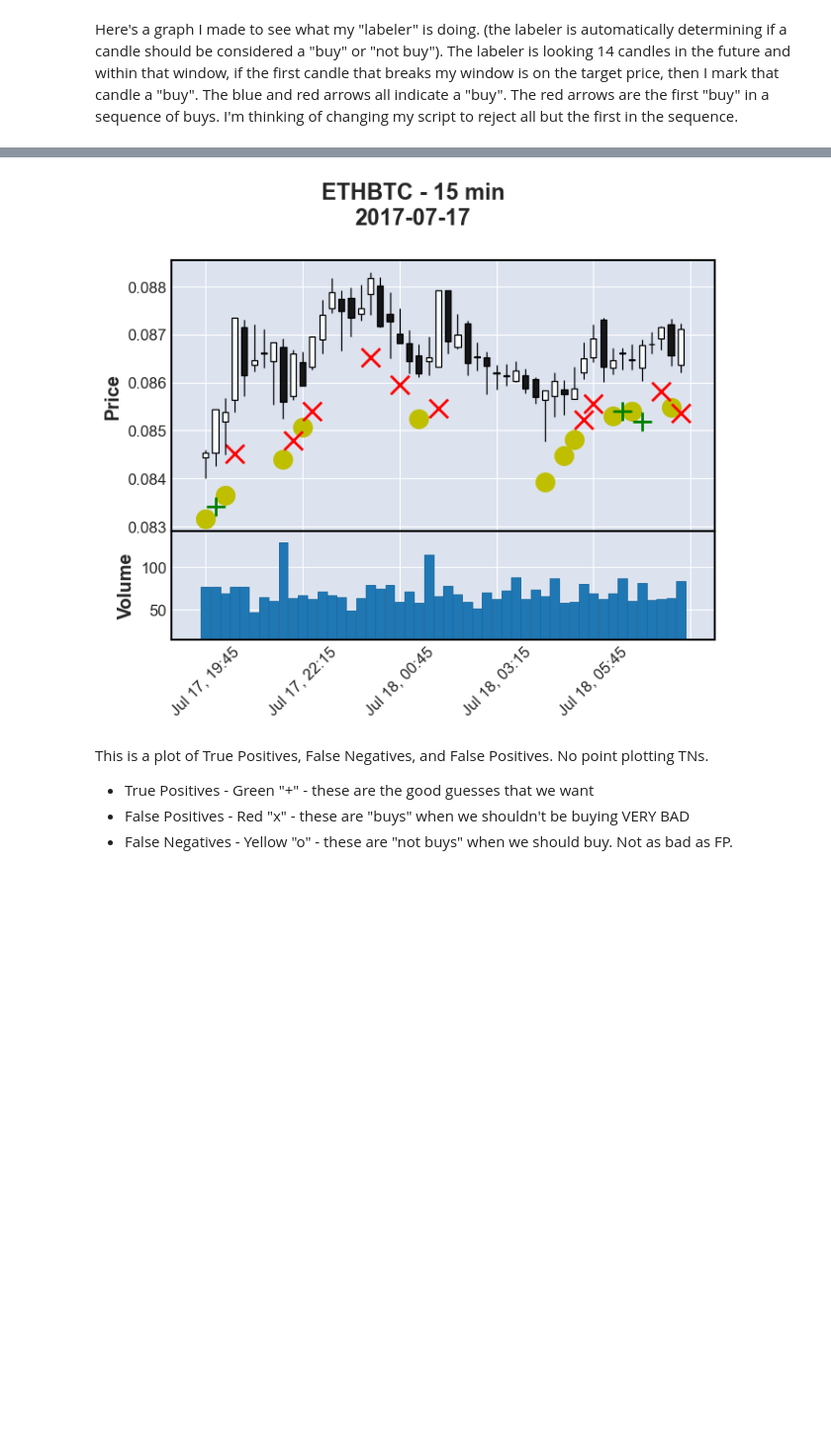
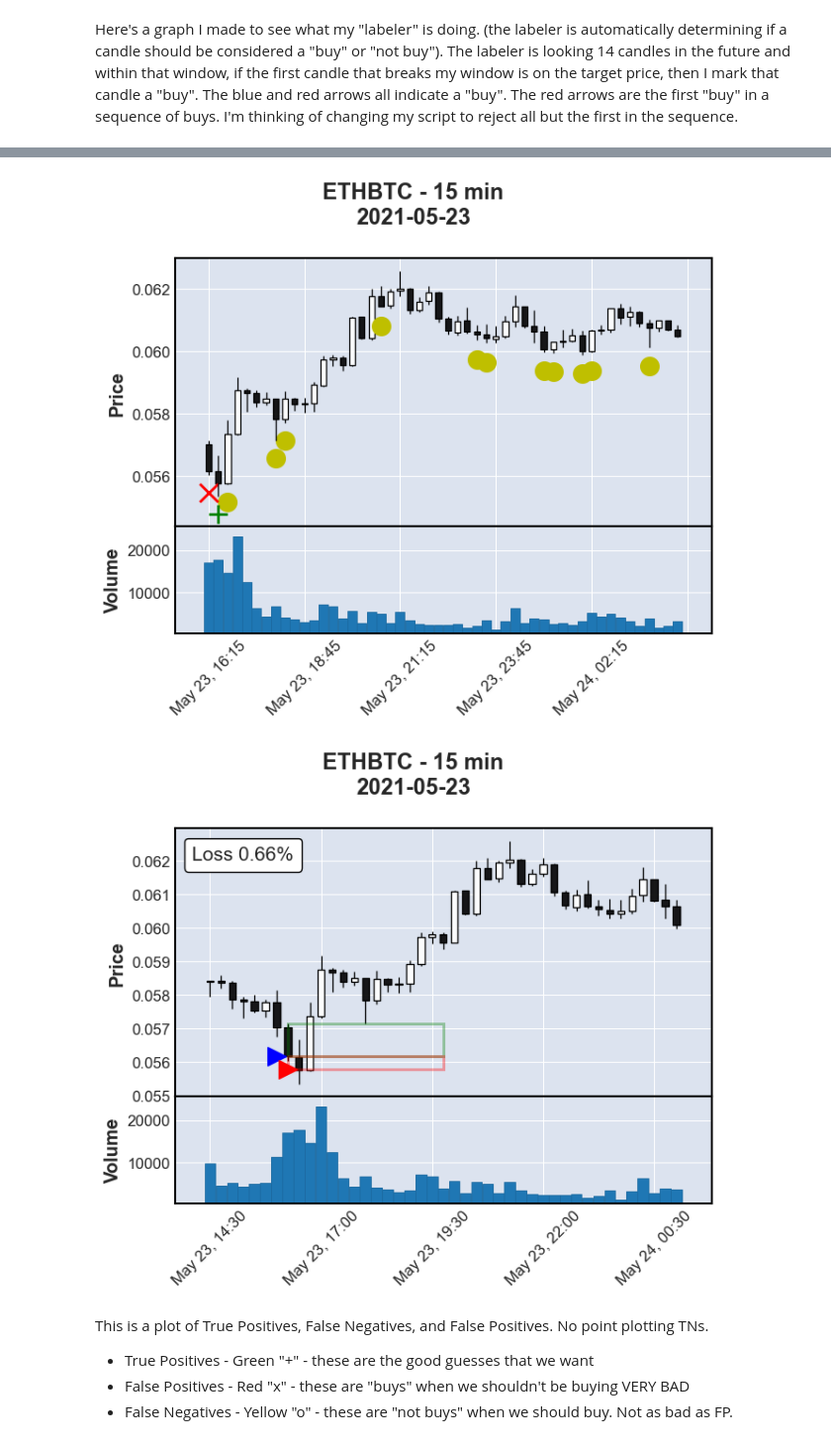
Before and after one commit to mads-swaps/swap-for-profit, a Jupyter notebook: playground/nicks/plotting_mpf_and_features.ipynb, the cells around one changed output, grey strips where cells are left out. Shown: that part at 99% size. Cells and saved outputs as stored; diff of their text form; code cells hidden in the pictures; blank space fills up the shorter version.

```diff
--- a/playground/nicks/plotting_mpf_and_features.ipynb
+++ b/playground/nicks/plotting_mpf_and_features.ipynb
@@ -715,40 +844,51 @@ def plot_predictions(X, y, clf, start_date, num_candles=50):
             elif ye[1]==1:
                 fn.at[ye[0]]=X.loc[ye[0]].low * 0.99
             else:
                 tn.at[ye[0]]=X.loc[ye[0]].low * 0.99
         return tp,fn,fp,tn
 
     b=X.reset_index()[X.reset_index().open_time == start_date].index[0]
     Xs=X.iloc[b:b+num_candles]
     ys=y.iloc[b:b+num_candles]
     y_pred=clf.predict(Xs)
 
     tp,fn,fp,_ = build_confusion_matrix_lists(Xs,ys,y_pred)
     #tmp = pd.DataFrame(ys)
     #tmp['pred'] = y_pred
     #display(tmp)
 
-    apds=[mpf.make_addplot(fn, type='scatter', markersize=200, marker='o',color='y'),
-          mpf.make_addplot(tp, type='scatter', markersize=200, marker='+',color='g'),
-          mpf.make_addplot(fp, type='scatter', markersize=200, marker='x',color='r'),
-         ]
+    apds=[]
+    if any(fn.notna()):
+        apds.append(mpf.make_addplot(fn, type='scatter', markersize=200, marker='o',color='y'))
+    if any(tp.notna()):
+        apds.append(mpf.make_addplot(tp, type='scatter', markersize=200, marker='+',color='g'))
+    if any(fp.notna()):
+        apds.append(mpf.make_addplot(fp, type='scatter', markersize=200, marker='x',color='r'))
 
     fig, ax = mpf.plot(Xs,
                        type='candlestick',
                        volume=True, title=f"ETHBTC - 15 min\n{start_date.strftime('%Y-%m-%d')}",
                        returnfig=True,
                        addplot=apds,
                       )
 
     return fig,ax
 
 
-index = y[y==True].index[100]
-fig,ax = plot_predictions(X, y, clfs['Gradient Boost'], index)
+#index = y[y==True].index[50]
+index = y.index[134822]
+fig,ax1 = plot_predictions(X, y, clfs['Gradient Boost'], index)
 
 plt.show()
+
+fig,ax2 = plot_purchase(raw, index, window=14)
+
+# fig,ax = plt.subplots(1,2,figsize=(15,10))
+# ax[0]=ax1
+# ax[1]=ax2
 # %% [output]
-[figure, old version]
+[figure, new version]
+[figure, added]
 # %% [markdown]
 This is a plot of True Positives, False Negatives, and False Positives.  No point plotting TNs.
 - True Positives - Green "+" - these are the good guesses that we want
```
Also changed, not shown: parts of 29 cells of this notebook, 21 other files.
